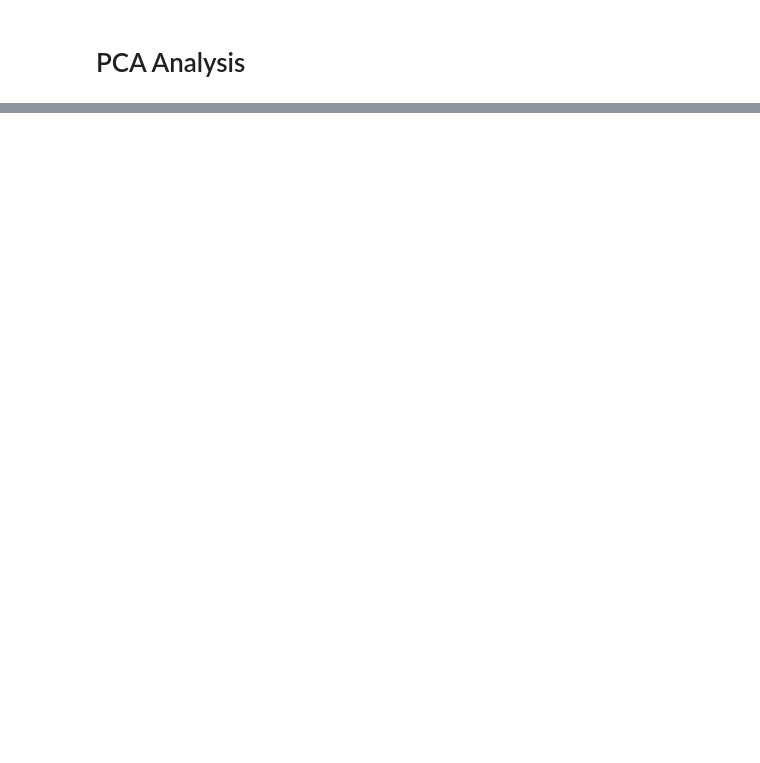
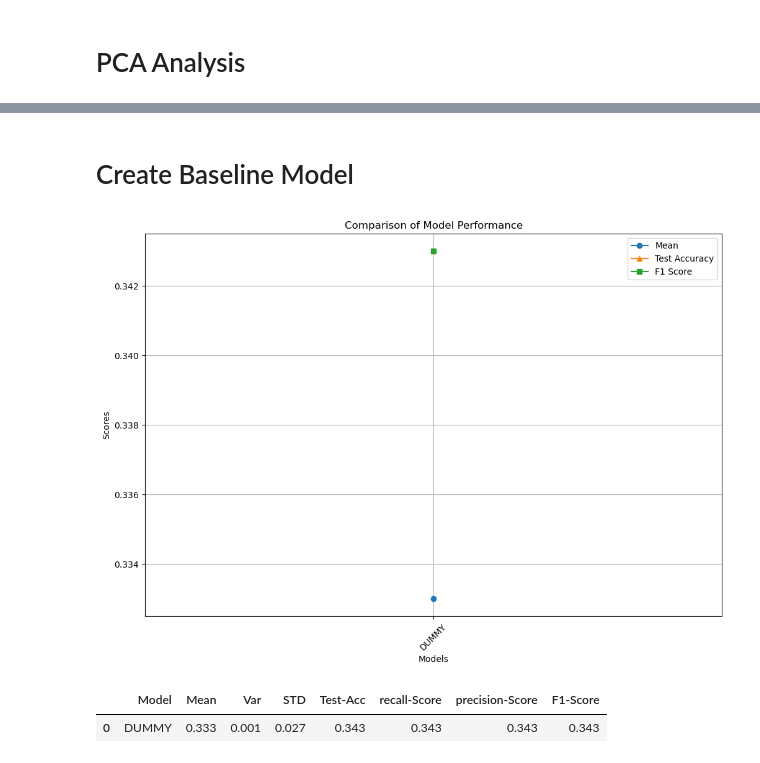
Before and after one commit to MaukanMir/Almond-Classification, a Jupyter notebook: training.ipynb, the cells around one changed output, grey strips where cells are left out. Saved outputs shown, nothing was run; the diff lists cells and outputs as text; code cells hidden in the pictures; blank space fills up the shorter version.

Commit message:
added new models

```diff
--- a/training.ipynb
+++ b/training.ipynb
@@ -439,0 +486,15 @@ pca_analysis(process_df, preprocessor)
+# %%
+acc_metric = make_scorer(accuracy_score, greater_is_better=True)
+f1_metric = make_scorer(f1_score, greater_is_better=True, average="macro")
+precision_metric = make_scorer(precision_score, greater_is_better=True, average='macro')
+recall_metric = make_scorer(recall_score, greater_is_better=True, average='macro')
+# %% [markdown]
+# Create Baseline Model
+# %%
+model_name = ["DUMMY"]
+models = grab_selected_models(model_name)
+test_selected_models(model_name, models, X, y_encoded, acc_metric)
+# %% [output]
+[figure, added]
+|  | Model | Mean | Var | STD | Test-Acc | recall-Score | precision-Score | F1-Score |
+| 0 | DUMMY | 0.333 | 0.001 | 0.027 | 0.343 | 0.343 | 0.343 | 0.343 |
```
Also changed, not shown: parts of 11 cells of this notebook.
